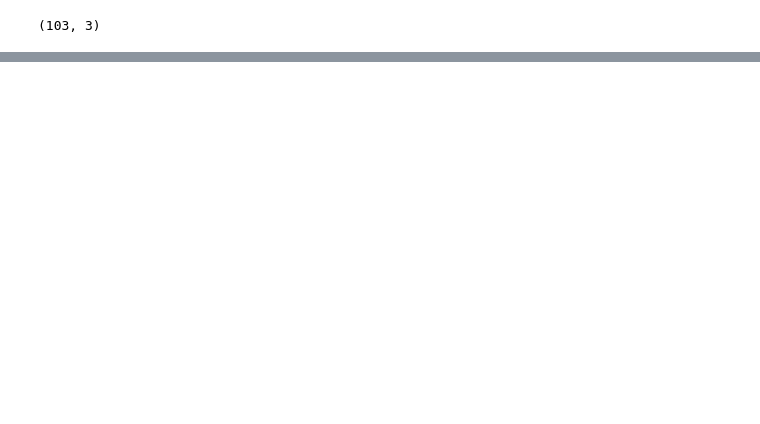
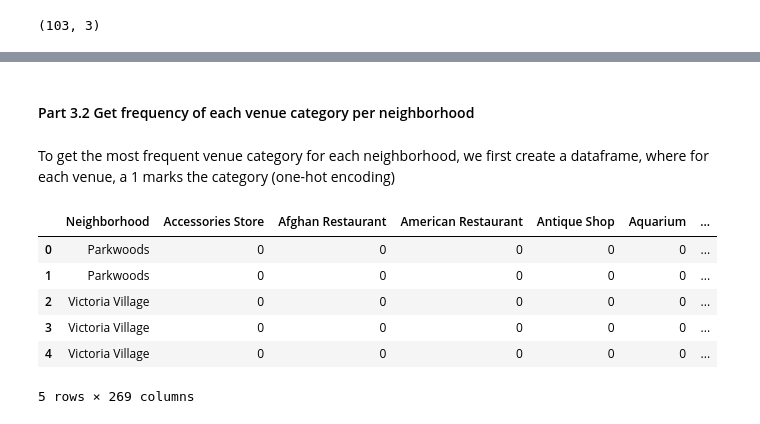
Before and after one commit to llinke1/Coursera_Capstone, a Jupyter notebook: Week3_Assignment.ipynb, the cells around one changed output, grey strips where cells are left out. Cells and saved outputs as stored; diff of their text form; code cells hidden in the pictures; blank space fills up the shorter version.

Commit message:
Completed Part 2 and Part 3

```diff
--- a/Week3_Assignment.ipynb
+++ b/Week3_Assignment.ipynb
@@ -123,0 +185,10 @@ df_cleaned.shape
+# %%
+# create map, centred on Toronto (coordinates from https://en.wikipedia.org/wiki/Toronto)
+map_neighborhoods = folium.Map(location=[43.741667, -79.373333], zoom_start=11)
+
+# add markers to the map
+for lat, lon, name in zip(df_cleaned['Latitude'], df_cleaned['Longitude'], df_cleaned['Neighborhood']):
+    label=folium.Popup(name, parse_html=True) # Add label with neighborhood name to each circle
+    folium.CircleMarker([lat, lon], popup=label).add_to(map_neighborhoods)
+
+map_neighborhoods
@@ -123,0 +213,10 @@ df_cleaned.shape
+# %%
+# Foursquare credentials
+CLIENT_ID = 'MSKA2MHIDITZYMFO2A42PE2SXYI2PWPXR24DBFLI43HN5Y14' # your Foursquare ID
+CLIENT_SECRET = '25VATPCXE3W5SCML34NOTVM2BAHHQISAOJRE2FRV5JSKJJYN' # your Foursquare Secret
+VERSION = '20180605' # Foursquare API version
+LIMIT = 100 # A default Foursquare API limit value
+
+print('Your credentails:')
+print('CLIENT_ID: ' + CLIENT_ID)
+print('CLIENT_SECRET:' + CLIENT_SECRET)
@@ -123,0 +271,2 @@ df_cleaned.shape
+# %%
+venues=getNearbyVenues(df_cleaned['Neighborhood'], df_cleaned['Latitude'], df_cleaned['Longitude'])
@@ -123,0 +291,24 @@ df_cleaned.shape
+# %% [markdown]
+#### Part 3.2 Get frequency of each venue category per neighborhood
+# %% [markdown]
+To get the most frequent venue category for each neighborhood, we first create a dataframe, where for each venue, a 1 marks the category (one-hot encoding)
+# %%
+# one hot encoding
+venues_onehot = pd.get_dummies(venues[['Venue Category']], prefix="", prefix_sep="")
+
+# add neighborhood column back to dataframe
+venues_onehot['Neighborhood'] = venues['Neighborhood']
+
+
+# move neighborhood column to the first column
+venues_onehot.set_index('Neighborhood', inplace=True)
+venues_onehot.reset_index(inplace=True)
+venues_onehot.head()
+# %% [output]
+|  | Neighborhood | Accessories Store | Afghan Restaurant | American Restaurant | Antique Shop | Aquarium | ... |
+| 0 | Parkwoods | 0 | 0 | 0 | 0 | 0 | ... |
+| 1 | Parkwoods | 0 | 0 | 0 | 0 | 0 | ... |
+| 2 | Victoria Village | 0 | 0 | 0 | 0 | 0 | ... |
+| 3 | Victoria Village | 0 | 0 | 0 | 0 | 0 | ... |
+| 4 | Victoria Village | 0 | 0 | 0 | 0 | 0 | ... |
+5 rows × 269 columns
```
Also changed, not shown: parts of 45 cells of this notebook.
